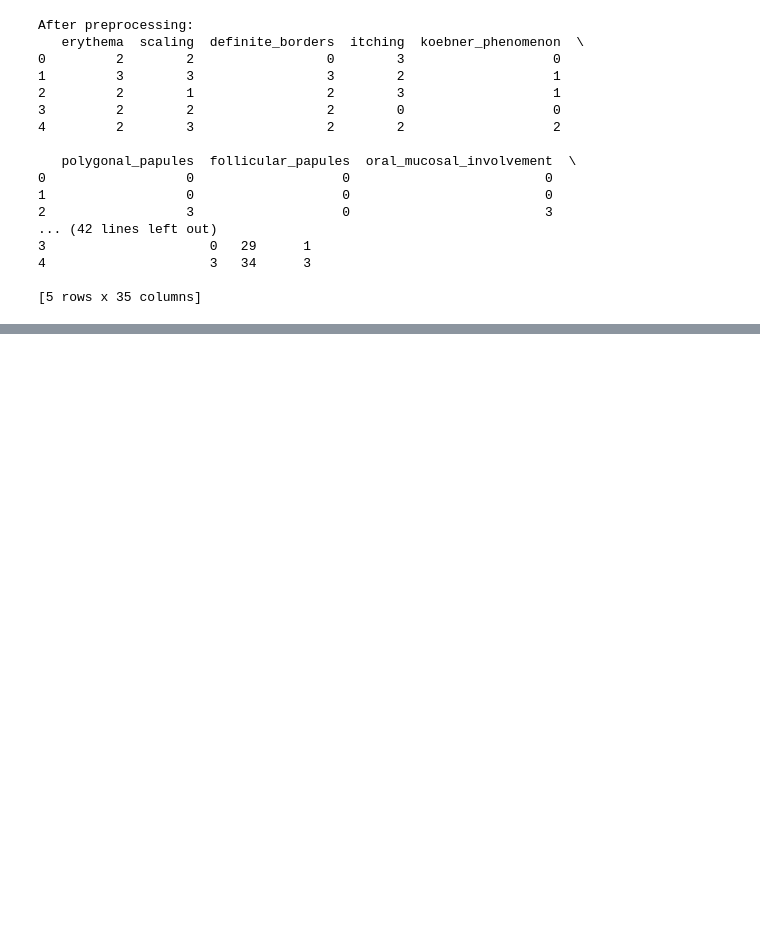
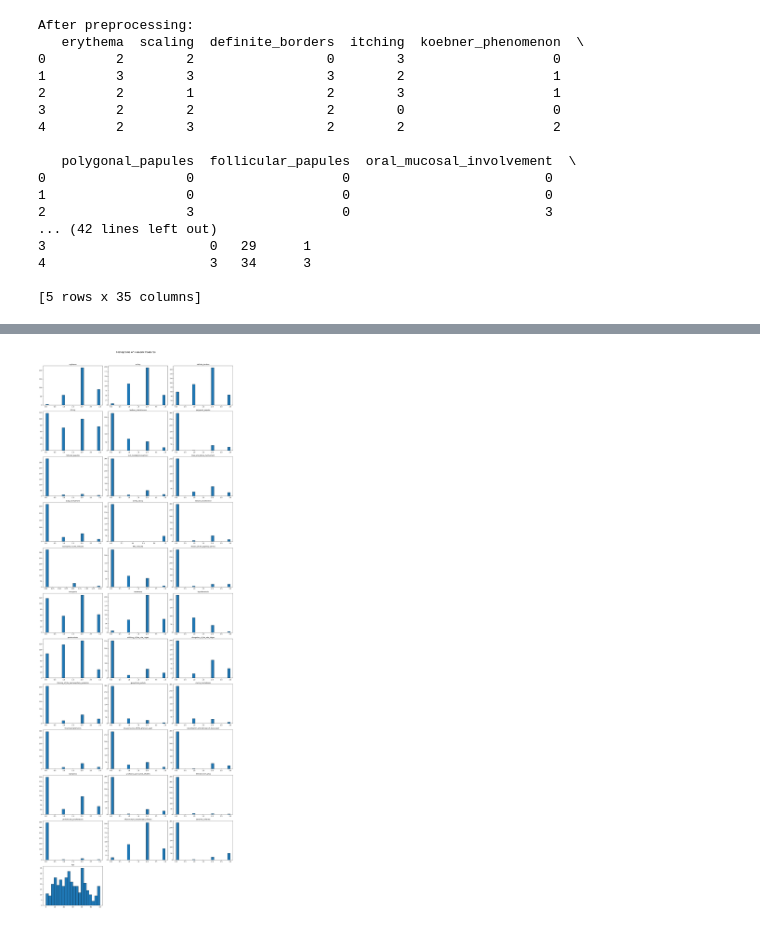
Before and after one commit to nandhakumar-v-19/Skin-Disorder-Detection, a Jupyter notebook: Skin_Disorder.ipynb, the cells around one changed output, grey strips where cells are left out. Drawn from its saved outputs; the diff is of its cells as text; code cells hidden in the pictures; blank space fills up the shorter version.

```diff
--- a/Skin_Disorder.ipynb
+++ b/Skin_Disorder.ipynb
@@ -148,0 +200,19 @@ After preprocessing:
+# %%
+# Step 3: Histograms for all numeric columns
+
+import matplotlib.pyplot as plt
+
+num_cols = numeric_cols  # from Step 1
+
+plt.figure(figsize=(18, 50))  # tall figure for multiple plots
+
+for i, col in enumerate(num_cols, 1):
+    plt.subplot(12, 3, i)  # 12 rows, 3 columns grid
+    plt.hist(df[col], bins=20, edgecolor='black')
+    plt.title(col, fontsize=10)
+    plt.tight_layout()
+
+plt.suptitle("Histograms of Numeric Features", fontsize=16, y=1.02)
+plt.show()
+# %% [output]
+[figure, added]
```
Also changed, not shown: parts of 2 cells of this notebook.
